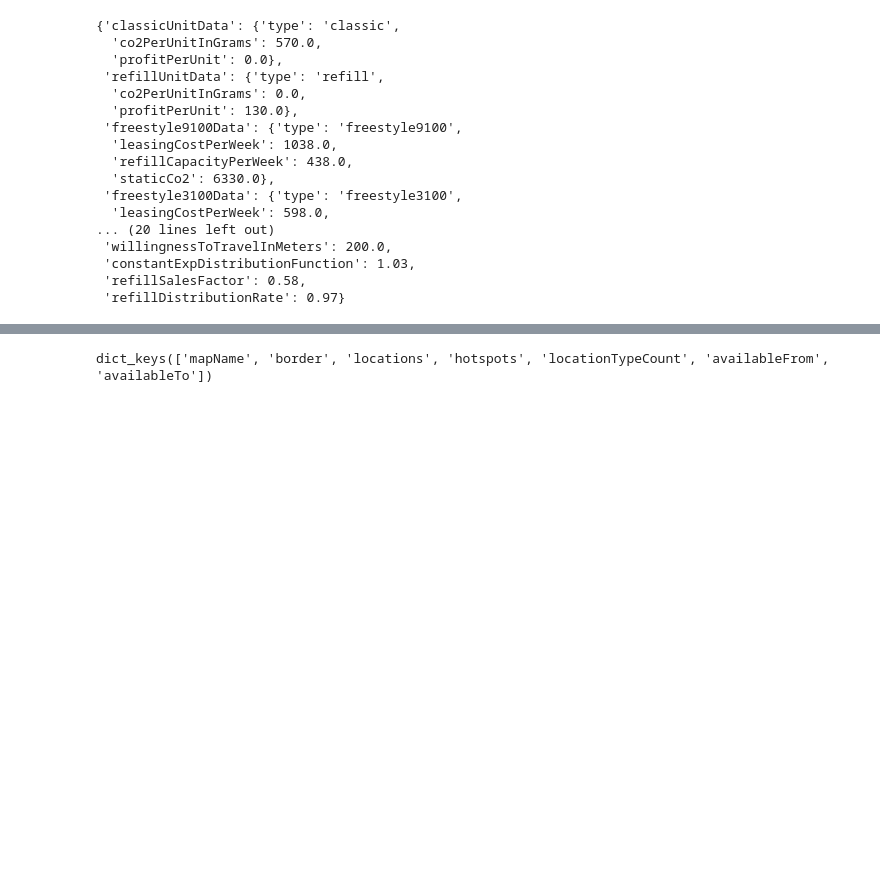
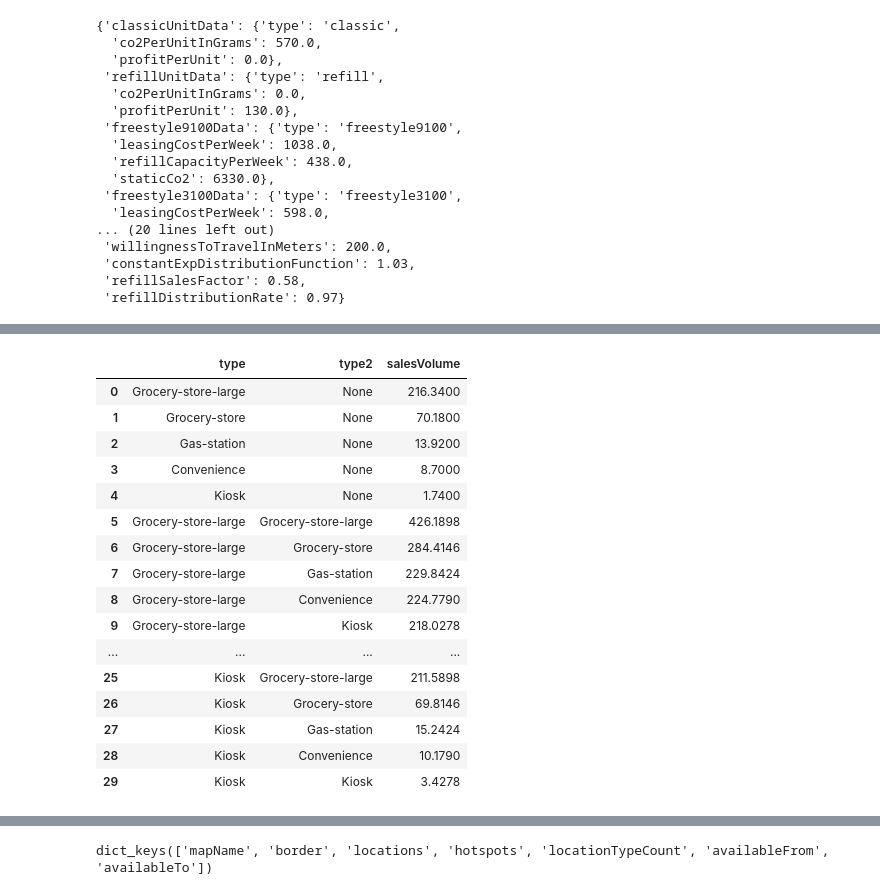
Before and after one commit to XDMickeyYau/Considition-2023-Cobra, a Jupyter notebook: exploration.ipynb, the cells around one changed output, grey strips where cells are left out. Saved outputs shown, nothing was run; the diff lists cells and outputs as text; code cells hidden in the pictures; blank space fills up the shorter version.

```diff
--- a/exploration.ipynb
+++ b/exploration.ipynb
@@ -51,0 +68,27 @@ generalData
+# %%
+for i in range(5):
+    for j in range(5):
+        sales_by_type.loc[5+5*i+j] = pd.Series({
+            'type':sales_by_type['type'][i],
+            'type2':sales_by_type['type'][j],
+            "salesVolume":sales_by_type['salesVolume'][i]+sales_by_type['salesVolume'][j]*generalData[GK.refillDistributionRate],
+        })
+sales_by_type
+# %% [output]
+|  | type | type2 | salesVolume |
+| 0 | Grocery-store-large | None | 216.3400 |
+| 1 | Grocery-store | None | 70.1800 |
+| 2 | Gas-station | None | 13.9200 |
+| 3 | Convenience | None | 8.7000 |
+| 4 | Kiosk | None | 1.7400 |
+| 5 | Grocery-store-large | Grocery-store-large | 426.1898 |
+| 6 | Grocery-store-large | Grocery-store | 284.4146 |
+| 7 | Grocery-store-large | Gas-station | 229.8424 |
+| 8 | Grocery-store-large | Convenience | 224.7790 |
+| 9 | Grocery-store-large | Kiosk | 218.0278 |
+| ... | ... | ... | ... |
+| 25 | Kiosk | Grocery-store-large | 211.5898 |
+| 26 | Kiosk | Grocery-store | 69.8146 |
+| 27 | Kiosk | Gas-station | 15.2424 |
+| 28 | Kiosk | Convenience | 10.1790 |
+| 29 | Kiosk | Kiosk | 3.4278 |
```
Also changed, not shown: parts of 17 cells of this notebook.
